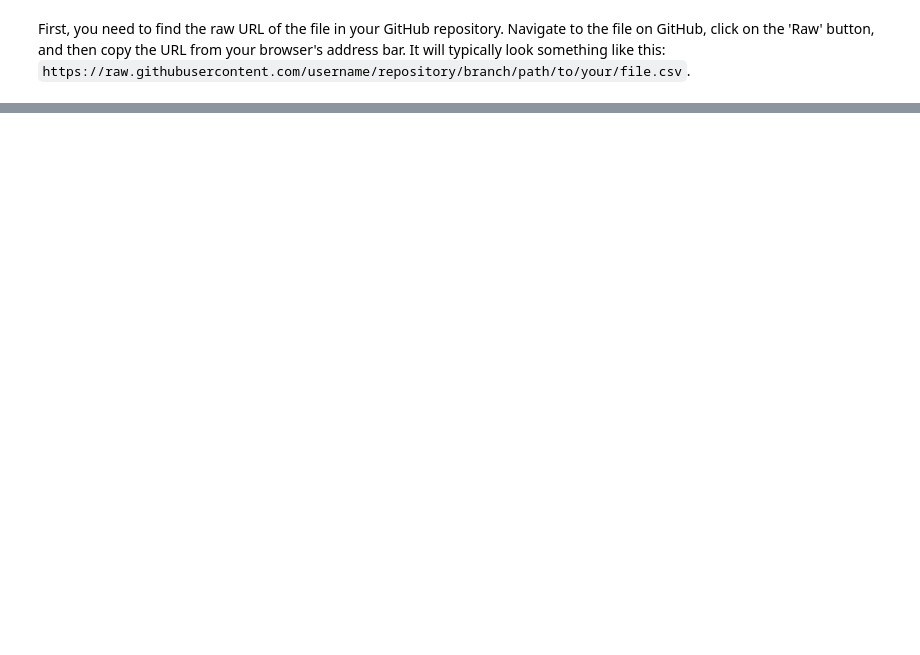
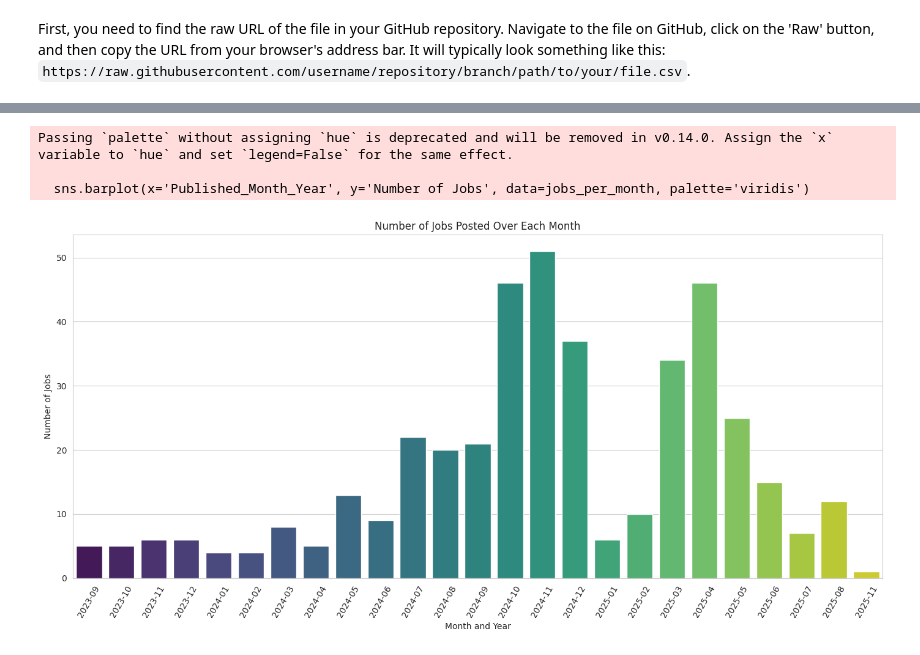
Before and after one commit to DataRobot333/ScrapDataAnalystSite, a Jupyter notebook: DataAnalystJobDA.ipynb, the cells around one changed output, grey strips where cells are left out. Cells and saved outputs as stored; diff of their text form; code cells hidden in the pictures; blank space fills up the shorter version.

```diff
--- a/DataAnalystJobDA.ipynb
+++ b/DataAnalystJobDA.ipynb
@@ -25,0 +209,30 @@ Make sure to replace the placeholder URL `https://raw.githubusercontent.com/plot
+# %%
+import matplotlib.pyplot as plt
+import seaborn as sns
+
+# Extract month and year for grouping
+df['Published_Month_Year'] = df['Published Date'].dt.to_period('M')
+
+# Group by month and count the number of jobs
+jobs_per_month = df.groupby('Published_Month_Year').size().reset_index(name='Number of Jobs')
+
+# Convert 'Published_Month_Year' back to string for better plotting labels
+jobs_per_month['Published_Month_Year'] = jobs_per_month['Published_Month_Year'].astype(str)
+
+# Set the aesthetic style of the plots
+sns.set_style("whitegrid")
+
+# Create the bar plot
+plt.figure(figsize=(14, 7))
+sns.barplot(x='Published_Month_Year', y='Number of Jobs', data=jobs_per_month, palette='viridis')
+plt.title('Number of Jobs Posted Over Each Month')
+plt.xlabel('Month and Year')
+plt.ylabel('Number of Jobs')
+plt.xticks(rotation=60) # Rotate x-axis labels for better readability
+plt.tight_layout()
+plt.show()
+# %% [output]
+Passing `palette` without assigning `hue` is deprecated and will be removed in v0.14.0. Assign the `x` variable to `hue` and set `legend=False` for the same effect.
+
+  sns.barplot(x='Published_Month_Year', y='Number of Jobs', data=jobs_per_month, palette='viridis')
+[figure, added]
```
Also changed, not shown: parts of 25 cells of this notebook.
